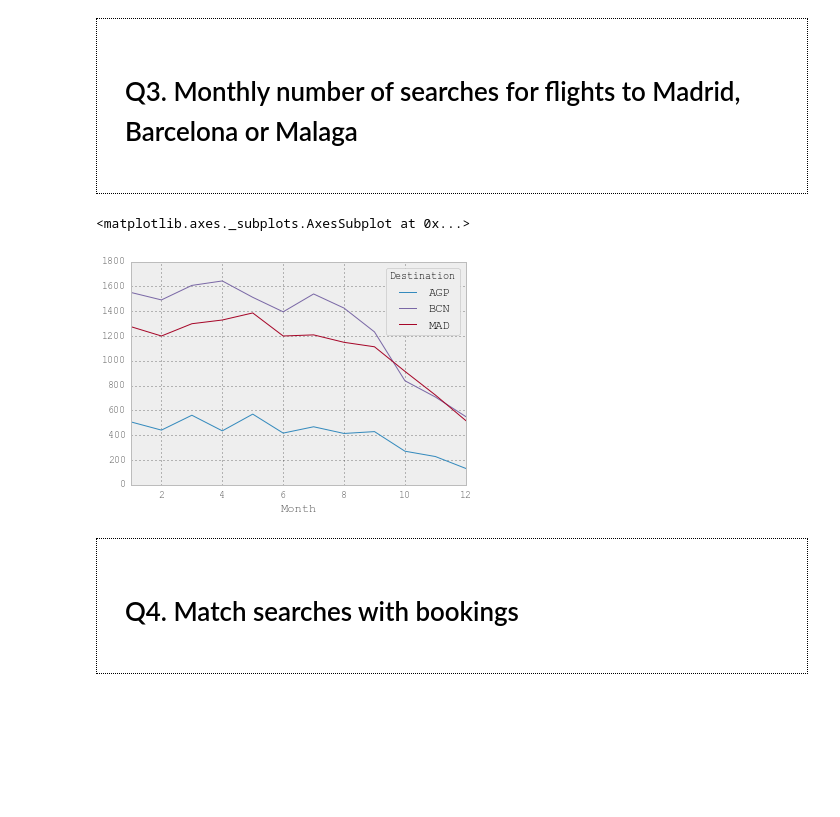
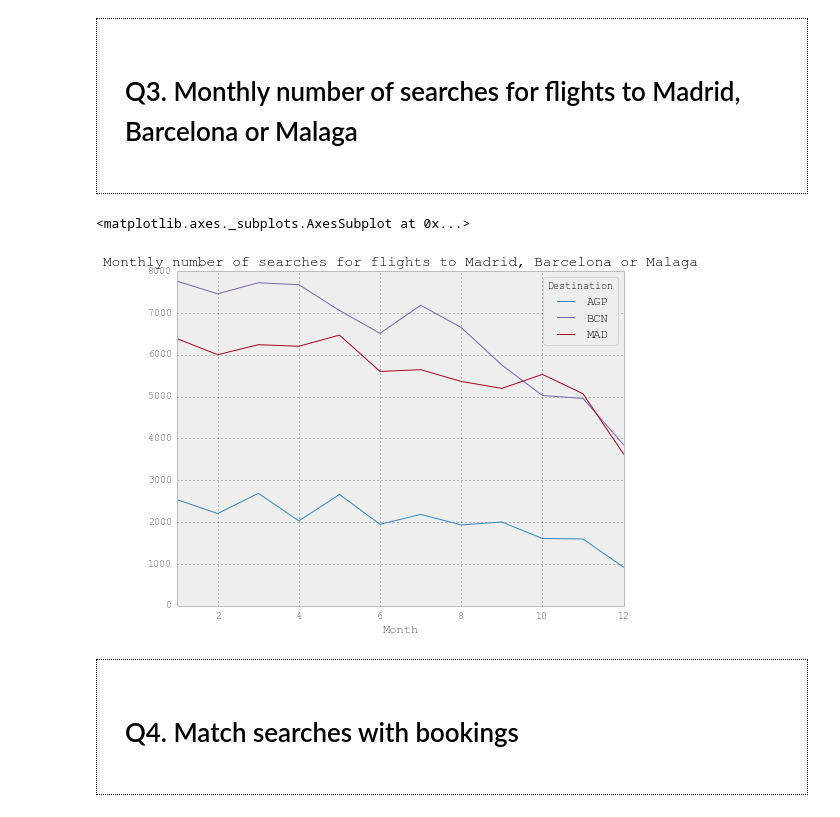
Before and after one commit to ipeyrot/DataAnalysis_Challenge, a Jupyter notebook: DataAnalysis_Challenge.ipynb, the cells around one changed output. Saved outputs shown, nothing was run; the diff lists cells and outputs as text; code cells hidden in the pictures; blank space fills up the shorter version.

```diff
--- a/DataAnalysis_Challenge.ipynb
+++ b/DataAnalysis_Challenge.ipynb
@@ -237,39 +297,59 @@ from IPython.core.display import HTML
 HTML(htmlContent)
 # %% [output]
 Q3. Monthly number of searches for flights to Madrid, Barcelona or Malaga
+# %%
+## create a function useful later to create a panel from the big database
+import random
+
+def skiprows(n,s):
+    n = 20390199 #count_file(saf)
+    s = 5097549 #desired sample size
+    lines2skip = np.random.choice(np.arange(1,n+1), (n-s), replace=False)
+    return lines2skip
 # %%
 %matplotlib inline
 
+#------------------------------------------------------------------------------------
 # main function
+#------------------------------------------------------------------------------------
 def monthly_searches_panda(file):
 
+    #--------------------------------------------------------------------------------
+    # In case of issue of memory, choosen nrows of the csv file cannot lead to a good approach as it is already
+    # ordered by date - We would prefer to have a subset of the dataframe by chosen rows randomly
+    #--------------------------------------------------------------------------------
     headers = ['Destination', 'Date']
-    data = pd.read_table(file,sep='^', usecols=headers, quotechar='|',converters={'Destination':str})
+    data = pd.read_table(file,sep='^', usecols=headers, skiprows=skiprows(20390199,5097549))
+    #data = pd.read_table(file,sep='^', usecols=headers, nrows=5097549)
 
-    #replace empty cell with NaN
+    #--------------------------------------------------------------------------------
+    # replace empty cell with NaN
+    #--------------------------------------------------------------------------------
     data.replace(r'\s+', np.nan, regex=True)
-    data.dropna(subset=['Date','Destination'])
+    data.dropna(how='any',inplace=True)
 
     try:
         temp = data['Date']
         temp = pd.DatetimeIndex(data['Date'])
         data['Month'] = temp.month
     except:
         pass
 
+    #--------------------------------------------------------------------------------
+    # airports : Malaga : AGP, Madrid : MAD, Barcelona: BCN
     # Filter by cities
+    #--------------------------------------------------------------------------------
     list_of_airport = ['AGP','MAD','BCN']
     data = data[data['Destination'].isin(list_of_airport)]
 
-    #print data['Month'].head(2)
-    #airports : Malaga : AGP, Madrid : MAD, Barcelona: BCN
+
     return data.groupby(['Month','Destination']).size().unstack()
 
 
-monthly_searches_panda("searches.csv").plot()
+monthly_searches_panda("searches.csv").plot(figsize=(8, 6),title='Monthly number of searches for flights to Madrid, Barcelona or Malaga')
 # %% [output]
 <matplotlib.axes._subplots.AxesSubplot at 0x...>
-[figure, old version]
+[figure, new version]
 # %%
 htmlContent = ''
 addContent( box("Q4. Match searches with bookings") )
```
Also changed, not shown: parts of 12 cells of this notebook.
